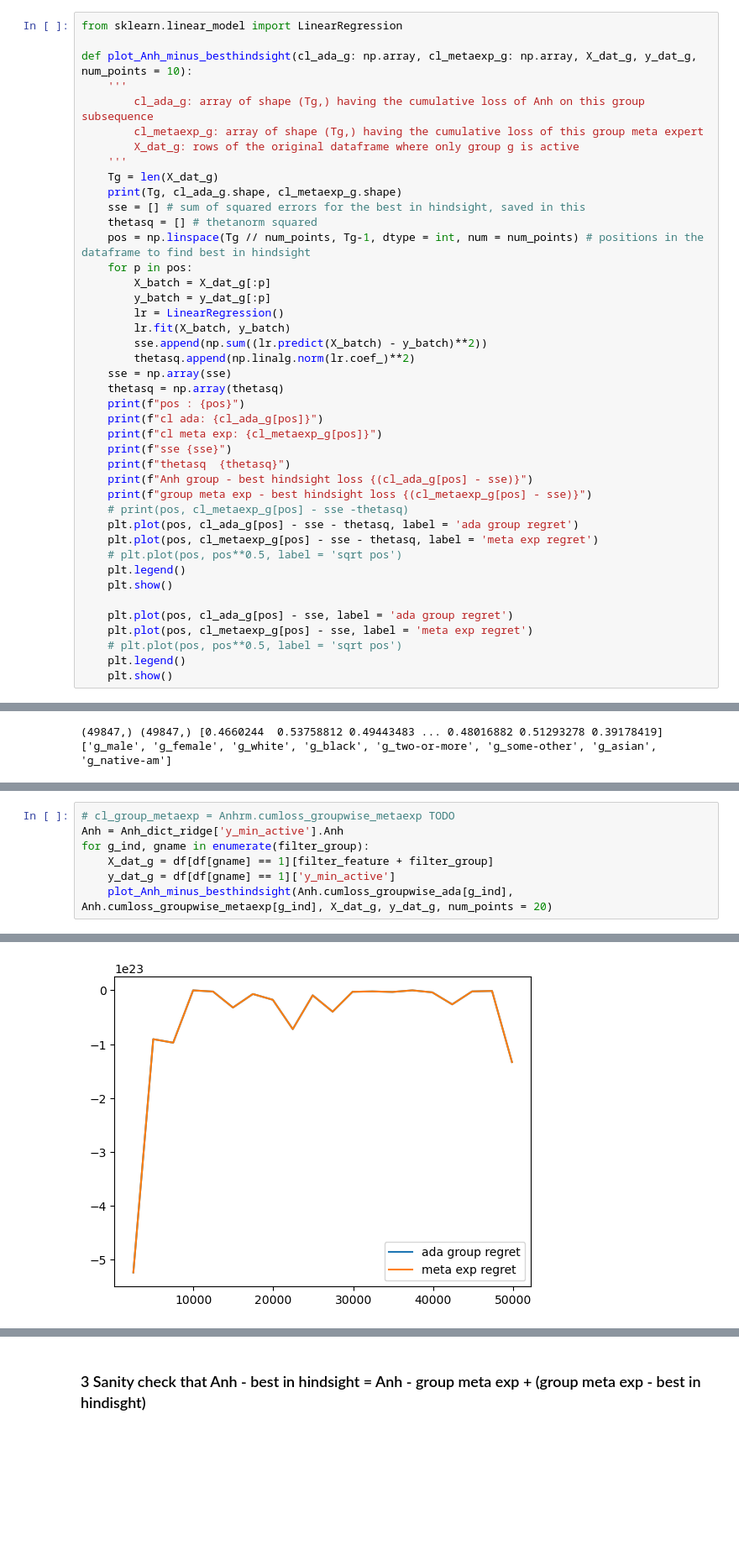
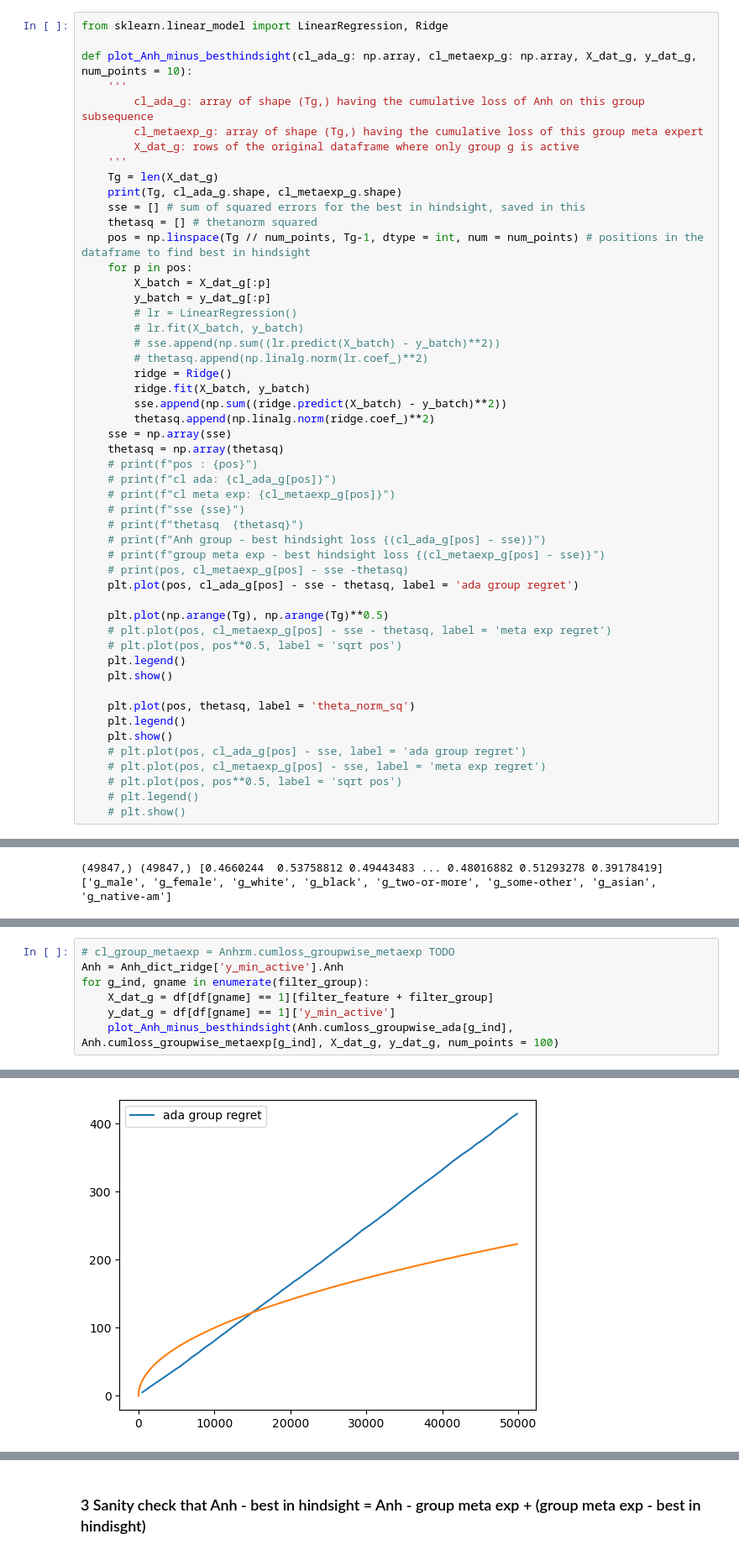
Before and after one commit to krishnacharya/multidecomp, a Jupyter notebook: iclr_res/1res.ipynb, the cells around one changed output, grey strips where cells are left out. Shown at 84% size. Cells and saved outputs as stored; diff of their text form; blank space fills up the shorter version.

```diff
--- a/iclr_res/1res.ipynb
+++ b/iclr_res/1res.ipynb
@@ -183,7 +166,7 @@ Number of rounds 8029, ada shape (8029,), meta exp shape (8029,)
 # %% [markdown]
 ### 2. ridge meta expert - best in hindsight loss
 # %%
-from sklearn.linear_model import LinearRegression
+from sklearn.linear_model import LinearRegression, Ridge
 
 def plot_Anh_minus_besthindsight(cl_ada_g: np.array, cl_metaexp_g: np.array, X_dat_g, y_dat_g, num_points = 10):
     '''
@@ -199,28 +182,37 @@ def plot_Anh_minus_besthindsight(cl_ada_g: np.array, cl_metaexp_g: np.array, X_d
     for p in pos:
         X_batch = X_dat_g[:p]
         y_batch = y_dat_g[:p]
-        lr = LinearRegression()
-        lr.fit(X_batch, y_batch)
-        sse.append(np.sum((lr.predict(X_batch) - y_batch)**2))
-        thetasq.append(np.linalg.norm(lr.coef_)**2)
+        # lr = LinearRegression()
+        # lr.fit(X_batch, y_batch)
+        # sse.append(np.sum((lr.predict(X_batch) - y_batch)**2))
+        # thetasq.append(np.linalg.norm(lr.coef_)**2)
+        ridge = Ridge()
+        ridge.fit(X_batch, y_batch)
+        sse.append(np.sum((ridge.predict(X_batch) - y_batch)**2))
+        thetasq.append(np.linalg.norm(ridge.coef_)**2)
     sse = np.array(sse)
     thetasq = np.array(thetasq)
-    print(f"pos : {pos}")
-    print(f"cl ada: {cl_ada_g[pos]}")
-    print(f"cl meta exp: {cl_metaexp_g[pos]}")
-    print(f"sse {sse}")
-    print(f"thetasq  {thetasq}")
-    print(f"Anh group - best hindsight loss {(cl_ada_g[pos] - sse)}")
-    print(f"group meta exp - best hindsight loss {(cl_metaexp_g[pos] - sse)}")
+    # print(f"pos : {pos}")
+    # print(f"cl ada: {cl_ada_g[pos]}")
+    # print(f"cl meta exp: {cl_metaexp_g[pos]}")
+    # print(f"sse {sse}")
+    # print(f"thetasq  {thetasq}")
+    # print(f"Anh group - best hindsight loss {(cl_ada_g[pos] - sse)}")
+    # print(f"group meta exp - best hindsight loss {(cl_metaexp_g[pos] - sse)}")
     # print(pos, cl_metaexp_g[pos] - sse -thetasq)
     plt.plot(pos, cl_ada_g[pos] - sse - thetasq, label = 'ada group regret')
-    plt.plot(pos, cl_metaexp_g[pos] - sse - thetasq, label = 'meta exp regret')
+
+    plt.plot(np.arange(Tg), np.arange(Tg)**0.5)
+    # plt.plot(pos, cl_metaexp_g[pos] - sse - thetasq, label = 'meta exp regret')
     # plt.plot(pos, pos**0.5, label = 'sqrt pos')
     plt.legend()
     plt.show()
 
-    plt.plot(pos, cl_ada_g[pos] - sse, label = 'ada group regret')
-    plt.plot(pos, cl_metaexp_g[pos] - sse, label = 'meta exp regret')
-    # plt.plot(pos, pos**0.5, label = 'sqrt pos')
+    plt.plot(pos, thetasq, label = 'theta_norm_sq')
     plt.legend()
     plt.show()
+    # plt.plot(pos, cl_ada_g[pos] - sse, label = 'ada group regret')
+    # plt.plot(pos, cl_metaexp_g[pos] - sse, label = 'meta exp regret')
+    # plt.plot(pos, pos**0.5, label = 'sqrt pos')
+    # plt.legend()
+    # plt.show()
@@ -245,5 +243,5 @@ Anh = Anh_dict_ridge['y_min_active'].Anh
 for g_ind, gname in enumerate(filter_group):
     X_dat_g = df[df[gname] == 1][filter_feature + filter_group]
     y_dat_g = df[df[gname] == 1]['y_min_active']
-    plot_Anh_minus_besthindsight(Anh.cumloss_groupwise_ada[g_ind], Anh.cumloss_groupwise_metaexp[g_ind], X_dat_g, y_dat_g, num_points = 20)
+    plot_Anh_minus_besthindsight(Anh.cumloss_groupwise_ada[g_ind], Anh.cumloss_groupwise_metaexp[g_ind], X_dat_g, y_dat_g, num_points = 100)
 # %% [output]
@@ -267 +249 @@ group meta exp - best hindsight loss [ 23.49865187  50.47819326  77.82862119 103
-[figure, old version]
+[figure, new version]
```
Also changed, not shown: parts of 24 cells of this notebook, 6 other files.
